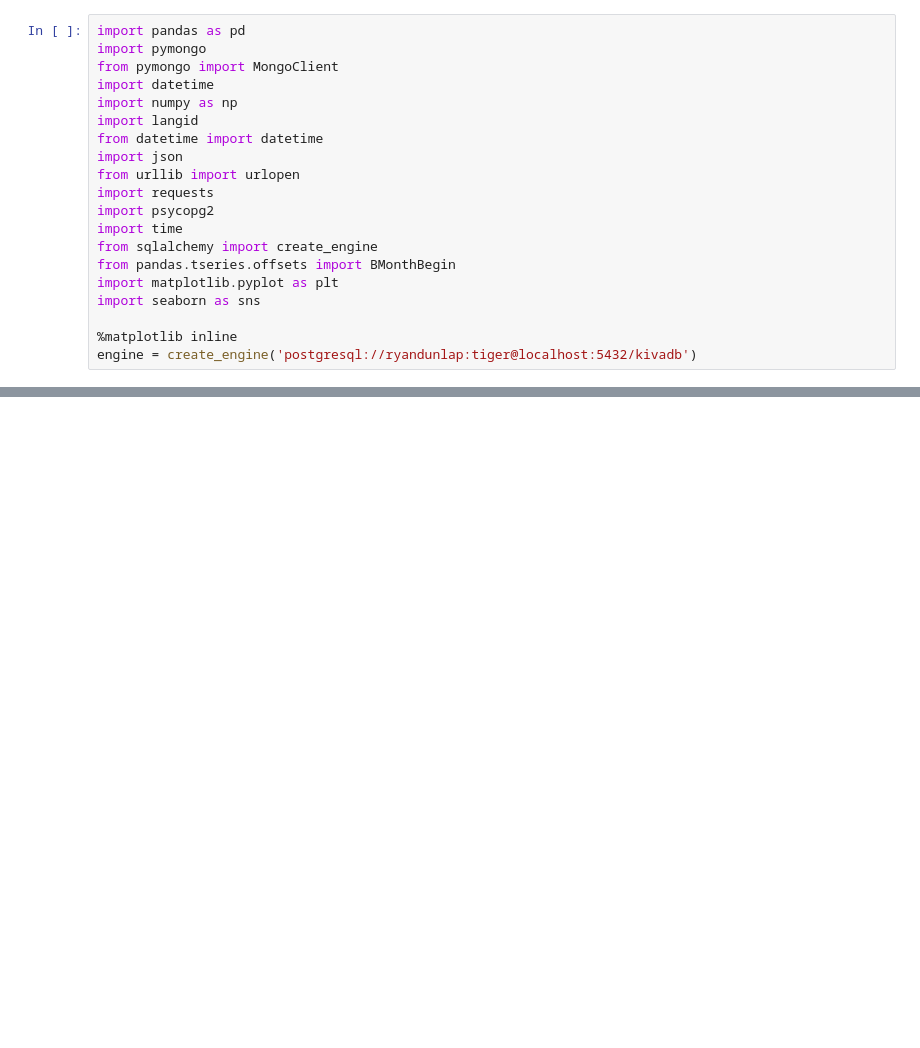
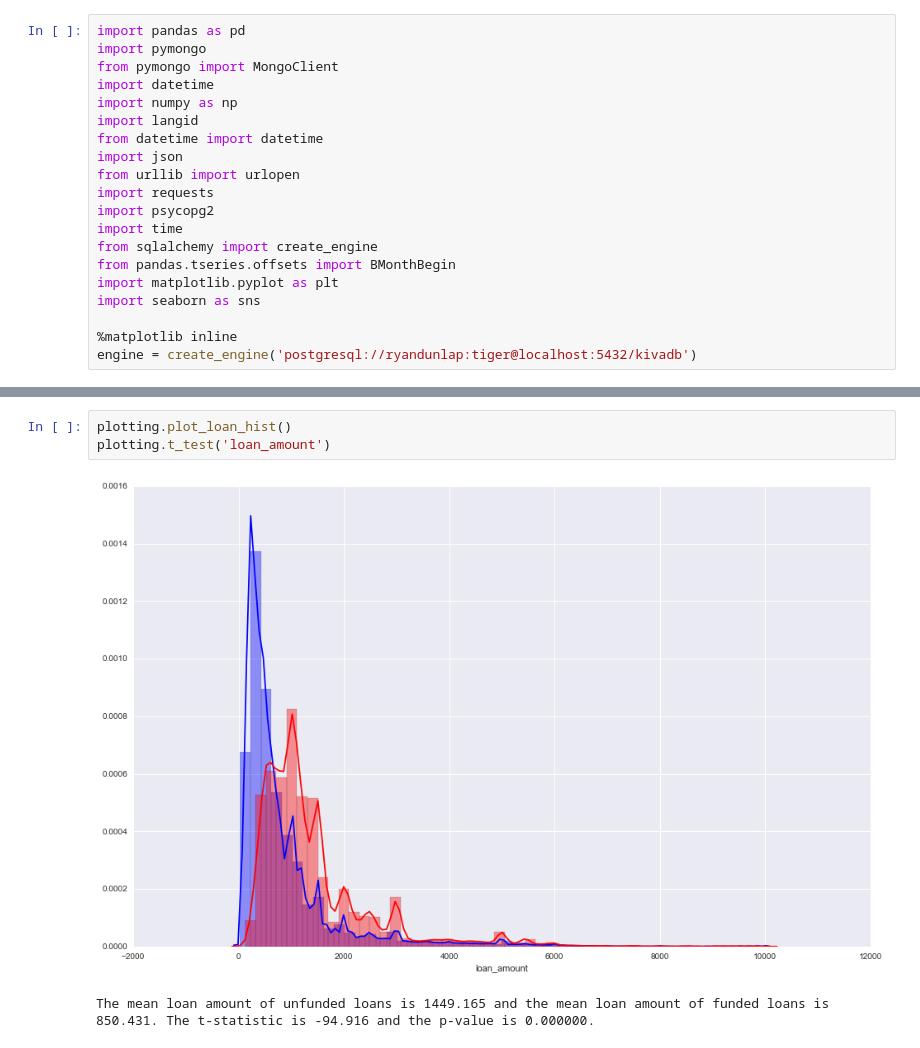
Before and after one commit to rddunlap23/DSI-Kiva-Capstone, a Jupyter notebook: Kiva - Capstone.ipynb, the cells around one changed output, grey strips where cells are left out. Drawn from its saved outputs; the diff is of its cells as text; blank space fills up the shorter version.

```diff
--- a/Kiva - Capstone.ipynb
+++ b/Kiva - Capstone.ipynb
@@ -287,0 +210,6 @@ my_pipeline.score(sample, sample.target)
+# %%
+plotting.plot_loan_hist()
+plotting.t_test('loan_amount')
+# %% [output]
+[figure, added]
+The mean loan amount of unfunded loans is 1449.165 and the mean loan amount of funded loans is 850.431. The t-statistic is -94.916 and the p-value is 0.000000.
```
Also changed, not shown: parts of 62 cells of this notebook.
